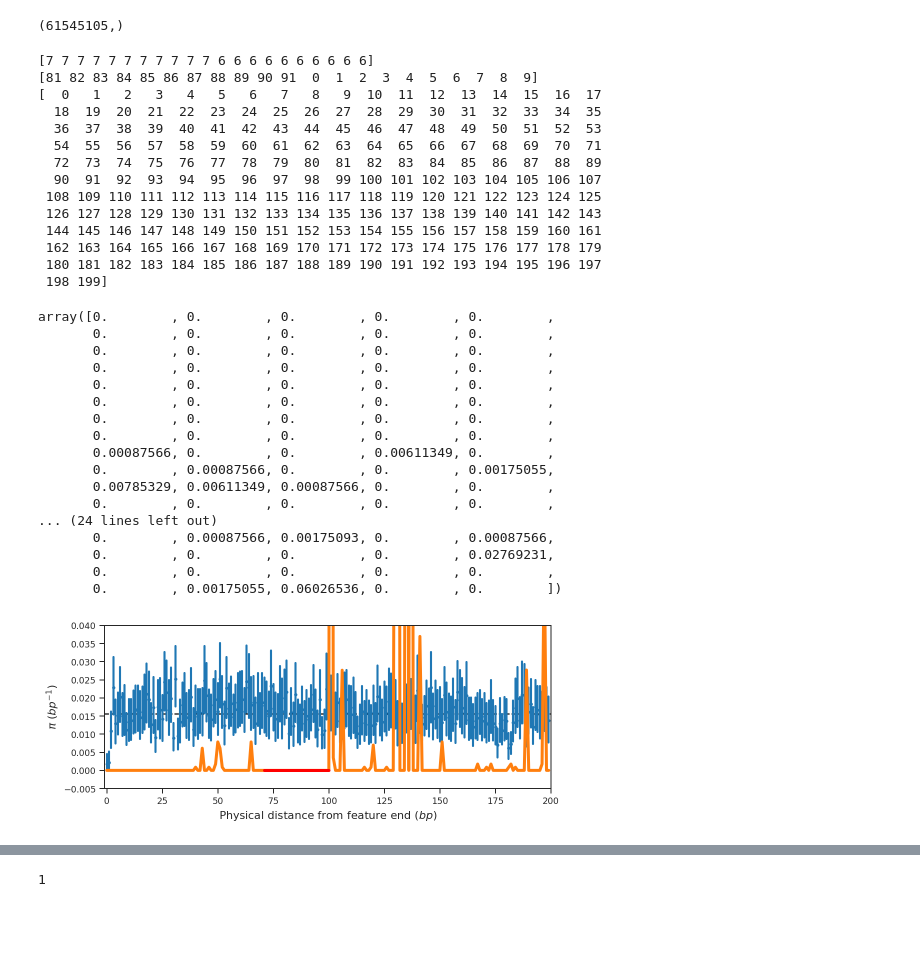
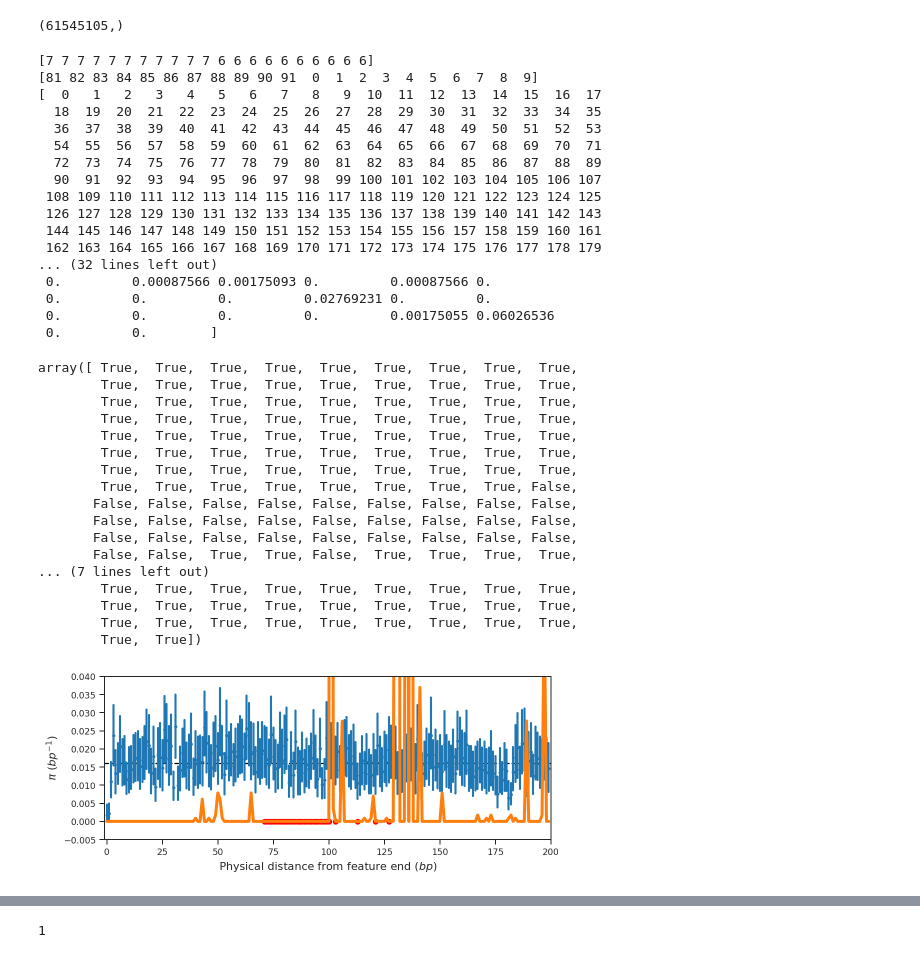
Before and after one commit to alimanfoo/ag1000g-phase2-data-paper, a Jupyter notebook: notebooks/36-variation-in-dsx-Cas9-target/feature_diversity.ipynb, the cells around one changed output, grey strips where cells are left out. Cells and saved outputs as stored; diff of their text form; code cells hidden in the pictures; blank space fills up the shorter version.

```diff
--- a/notebooks/36-variation-in-dsx-Cas9-target/feature_diversity.ipynb
+++ b/notebooks/36-variation-in-dsx-Cas9-target/feature_diversity.ipynb
@@ -48,6 +44,7 @@ rcParams['savefig.jpeg_quality'] = 100
 def get_features(chrom):
     return get_geneset_features(phase2_ar1.geneset_agamp44_fn, chrom)
 # %%
+# A bit of setting up
 CLS_UPSTREAM = 1
 CLS_5UTR = 2
 CLS_EXON_FIRST = 3
@@ -261,7 +258,6 @@ def compute_feature_diversity(chrom, pop='all', filter_acc = True, return_groups
     ###################################
 
     seq_mpd = np.zeros(seq_cls.size, dtype='f8')
-    filter_pass = phase2_ar1.callset[chrom]['variants/FILTER_PASS']
     ac = allel.AlleleCountsArray(allele_counts[chrom][pop])[filter_pass,:]
     mpd = allel.mean_pairwise_difference(ac)
     pos = callset_pass[chrom]['variants/POS'][:]
@@ -276,19 +272,18 @@ def compute_feature_diversity(chrom, pop='all', filter_acc = True, return_groups
     wt = is_seg / np.sum(1 / np.arange(1, n))
     seq_wt[pos-1] = wt
 
-    # filter for accessibility
-    ###########################
+    # filter for accessibility and whether any SNPs passed filtering
+    #################################################################
 
     if filter_acc:
-        is_accessible = accessibility[chrom]['is_accessible'][:]
-        seq_cls = seq_cls[is_accessible]
-        seq_relpos = seq_relpos[is_accessible]
-        seq_relpos_end = seq_relpos_end[is_accessible]
-        seq_flen = seq_flen[is_accessible]
-        seq_mpd = seq_mpd[is_accessible]
-        seq_wt = seq_wt[is_accessible]
-        seq_intron_group = seq_intron_group[is_accessible]
-        seq_exon_group = seq_exon_group[is_accessible]
+        seq_cls = seq_cls[accessibility_filter]
+        seq_relpos = seq_relpos[accessibility_filter]
+        seq_relpos_end = seq_relpos_end[accessibility_filter]
+        seq_flen = seq_flen[accessibility_filter]
+        seq_mpd = seq_mpd[accessibility_filter]
+        seq_wt = seq_wt[accessibility_filter]
+        seq_intron_group = seq_intron_group[accessibility_filter]
+        seq_exon_group = seq_exon_group[accessibility_filter]
 
     # return outputs
     if return_groups:
@@ -500,9 +320,10 @@ print(seq_relpos_end_nofilter[range(startpos-1, endpos-1)])
 # But what we really want is the diversity of the first 200bp of the intron
 dsx_target_intron = range(endpos-11, endpos + 189)
 print(seq_relpos_end_nofilter[dsx_target_intron])
-dsx_acc = accessibility[chrom]['is_accessible'][dsx_target_intron]
+dsx_acc = accessibility_filter[dsx_target_intron]
 dsx_mpd = seq_mpd_nofilter[dsx_target_intron]
-dsx_mpd
+print(dsx_mpd)
+dsx_acc
 # %% [output]
 [7 7 7 7 7 7 7 7 7 7 7 6 6 6 6 6 6 6 6 6 6]
 [81 82 83 84 85 86 87 88 89 90 91  0  1  2  3  4  5  6  7  8  9]
@@ -516,25 +337,28 @@ dsx_mpd
  126 127 128 129 130 131 132 133 134 135 136 137 138 139 140 141 142 143
  144 145 146 147 148 149 150 151 152 153 154 155 156 157 158 159 160 161
  162 163 164 165 166 167 168 169 170 171 172 173 174 175 176 177 178 179
- 180 181 182 183 184 185 186 187 188 189 190 191 192 193 194 195 196 197
- 198 199]
+... (32 lines left out)
+ 0.         0.00087566 0.00175093 0.         0.00087566 0.
+ 0.         0.         0.         0.02769231 0.         0.
+ 0.         0.         0.         0.         0.00175055 0.06026536
+ 0.         0.        ]
-array([0.        , 0.        , 0.        , 0.        , 0.        ,
-       0.        , 0.        , 0.        , 0.        , 0.        ,
-       0.        , 0.        , 0.        , 0.        , 0.        ,
-       0.        , 0.        , 0.        , 0.        , 0.        ,
-       0.        , 0.        , 0.        , 0.        , 0.        ,
-       0.        , 0.        , 0.        , 0.        , 0.        ,
-       0.        , 0.        , 0.        , 0.        , 0.        ,
-       0.        , 0.        , 0.        , 0.        , 0.        ,
-       0.00087566, 0.        , 0.        , 0.00611349, 0.        ,
-       0.        , 0.00087566, 0.        , 0.        , 0.00175055,
-       0.00785329, 0.00611349, 0.00087566, 0.        , 0.        ,
-       0.        , 0.        , 0.        , 0.        , 0.        ,
-... (24 lines left out)
-       0.        , 0.00087566, 0.00175093, 0.        , 0.00087566,
-       0.        , 0.        , 0.        , 0.        , 0.02769231,
-       0.        , 0.        , 0.        , 0.        , 0.        ,
-       0.        , 0.00175055, 0.06026536, 0.        , 0.        ])
+array([ True,  True,  True,  True,  True,  True,  True,  True,  True,
+        True,  True,  True,  True,  True,  True,  True,  True,  True,
+        True,  True,  True,  True,  True,  True,  True,  True,  True,
+        True,  True,  True,  True,  True,  True,  True,  True,  True,
+        True,  True,  True,  True,  True,  True,  True,  True,  True,
+        True,  True,  True,  True,  True,  True,  True,  True,  True,
+        True,  True,  True,  True,  True,  True,  True,  True,  True,
+        True,  True,  True,  True,  True,  True,  True,  True, False,
+       False, False, False, False, False, False, False, False, False,
+       False, False, False, False, False, False, False, False, False,
+       False, False, False, False, False, False, False, False, False,
+       False, False,  True,  True, False,  True,  True,  True,  True,
+... (7 lines left out)
+        True,  True,  True,  True,  True,  True,  True,  True,  True,
+        True,  True,  True,  True,  True,  True,  True,  True,  True,
+        True,  True,  True,  True,  True,  True,  True,  True,  True,
+        True,  True])
 # %%
 def plot_dsx_against_intron_diversity_end(dsx_data, dsx_acc, title = None):
 
@@ -546,33 +370,35 @@ def plot_dsx_against_intron_diversity_end(dsx_data, dsx_acc, title = None):
 
     # compute overall mean
     m = np.mean(seq_mpd[seq_cls == cls])
 
     # obtain variables
     flt = (seq_cls == cls) & (seq_relpos_end < x_max)
     if min_flen:
         flt = flt & (seq_flen > min_flen)
     dist = seq_relpos_end[flt]
     values = seq_mpd[flt]
 
     # plot
     fig, ax = plt.subplots(figsize=(8, 3))
     ax.axhline(m, color='k', linestyle='--')
+    # plot the mean data
     sns.regplot(dist, values, x_estimator=np.mean, fit_reg=False, ax=ax, scatter_kws=dict(s=6))
-    # since there is only one section of inaccessible bases in dsx, we can vary the line colour thusly
+    # plot the dsx data
     ax.plot(range(200), dsx_data, lw=3)
-    ax.plot(np.array(range(200))[np.invert(dsx_acc)], dsx_data[np.invert(dsx_acc)], lw=3, c = 'red')
+    # show accessibility-fitered positions
+    ax.scatter(np.array(range(200))[np.invert(dsx_acc)], dsx_data[np.invert(dsx_acc)], lw=1, c = 'red')
     ax.set_xlim(left=-1, right=x_max)
     ax.set_ylim(bottom=y_min, top=y_max)
     ax.set_xlabel('Physical distance from feature end ($bp$)', fontsize=11)
     ax.set_ylabel(r'$\pi$ ($bp^{-1}$)', fontsize=11)
     #ax.invert_xaxis()
     if title:
         ax.set_title(title, fontsize=12, fontweight='bold')
     plt.show()
 
 # The blue bars are mean +- 95% conf calculated across 2R. The line shows the observed values for
 # the dsx focal intron (organge = accessible, red = inaccessible, bearing in mind that inacessible
 # SNPs were not counted, so mpd is always 0 here).
 plot_dsx_against_intron_diversity_end(dsx_mpd, dsx_acc)
 # %% [output]
-[figure, old version]
+[figure, new version]
```
Also changed, not shown: parts of 110 cells of this notebook.
